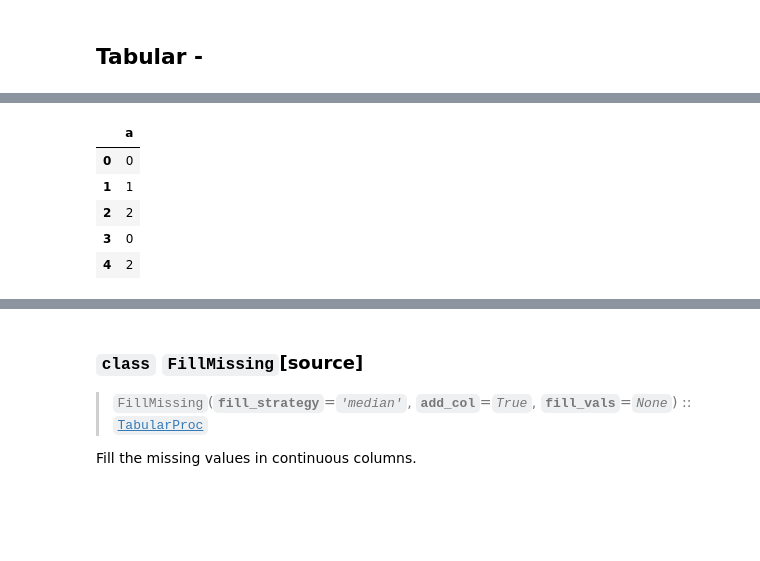
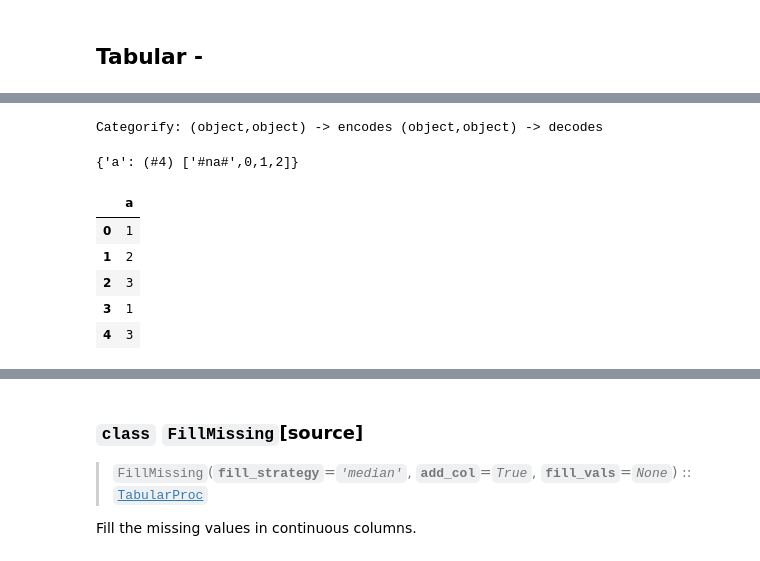
Before and after one commit to anhquan0412/fastai2, a Jupyter notebook: quan-nbs/7_40_tabular.core.ipynb, the cells around one changed output, grey strips where cells are left out. Saved outputs shown, nothing was run; the diff lists cells and outputs as text; code cells hidden in the pictures; blank space fills up the shorter version.

```diff
--- a/quan-nbs/7_40_tabular.core.ipynb
+++ b/quan-nbs/7_40_tabular.core.ipynb
@@ -238,13 +352,21 @@ def _decode_cats(voc, c): return c.map(dict(enumerate(voc[c.name].items)))
 # %%
 #export
-class Categorify(TabularProc):
+class Categorify(TabularProc): # an example of Tabular proc (tfm)
     "Transform the categorical variables to that type."
     order = 1
     def setups(self, to):
+#         print('Categorify tfm inheriting from TabularProc setup, no return')
+
         self.classes = {n:CategoryMap(to.iloc[:,n].items, add_na=(n in to.cat_names)) for n in to.cat_names}
+        # a dictionary that maps cat column names to CategoryMap of that cat feature
+        # note: always add_na so this code is kinda dumb
 
-    def encodes(self, to): to.transform(to.cat_names, partial(_apply_cats, self.classes, 1))
-    def decodes(self, to): to.transform(to.cat_names, partial(_decode_cats, self.classes))
+    def encodes(self, to):
+        # perform TabularPandas transform (reminder above) on all cat_names cols (turn them to int)
+        # USING THE self.classes FROM SETUPS
+        to.transform(to.cat_names, partial(_apply_cats, self.classes, 1))
+    def decodes(self, to):
+        to.transform(to.cat_names, partial(_decode_cats, self.classes))
     def __getitem__(self,k): return self.classes[k]
 # %%
 #export
@@ -275,14 +403,12 @@ Transform the categorical variables to that type.
 # %%
 df = pd.DataFrame({'a':[0,1,2,0,2]})
-to = TabularPandas(df, Categorify, 'a')
-cat = to.procs.categorify
-test_eq(cat['a'], ['#na#',0,1,2])
-test_eq(to['a'], [1,2,3,1,3])
-to.show()
+to = TabularPandas(df, procs = Categorify, cat_names='a')
-# %% [output]
-|  | a |
-| 0 | 0 |
-| 1 | 1 |
-| 2 | 2 |
-| 3 | 0 |
-| 4 | 2 |
+# %%
+cat = to.procs.categorify
+cat
+# %% [output]
+Categorify: (object,object) -> encodes (object,object) -> decodes
+# %%
+cat.classes
+# %% [output]
+{'a': (#4) ['#na#',0,1,2]}
@@ -288,0 +419,9 @@ to.show()
+# %%
+to.items
+# %% [output]
+|  | a |
+| 0 | 1 |
+| 1 | 2 |
+| 2 | 3 |
+| 3 | 1 |
+| 4 | 3 |
```
Also changed, not shown: parts of 27 cells of this notebook, 2 other files.
